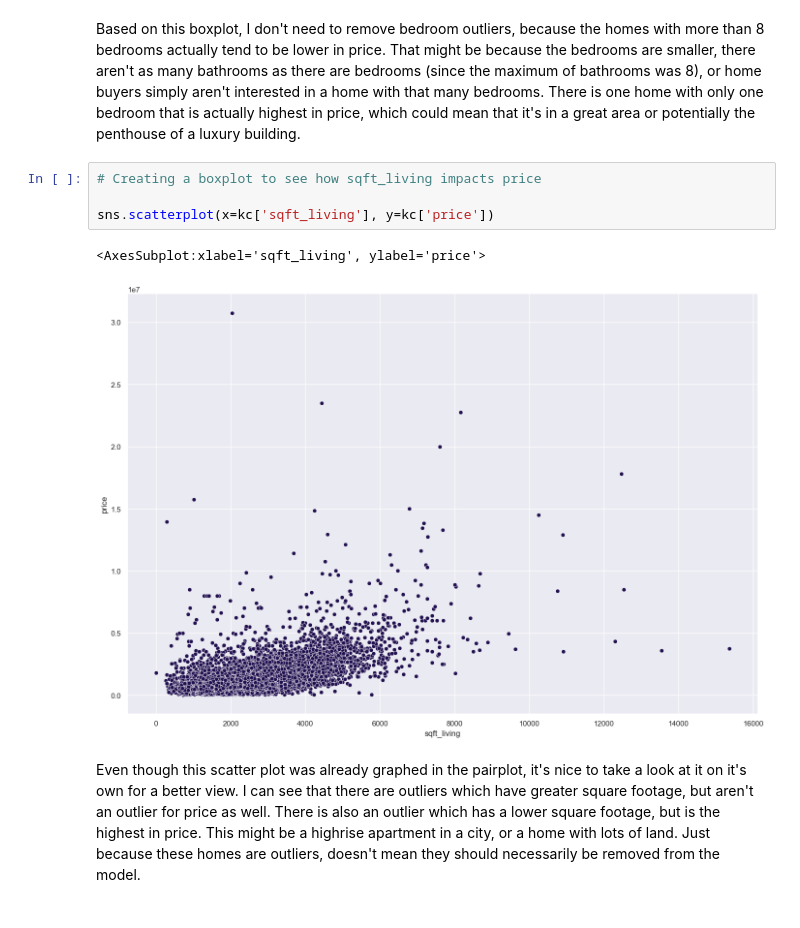
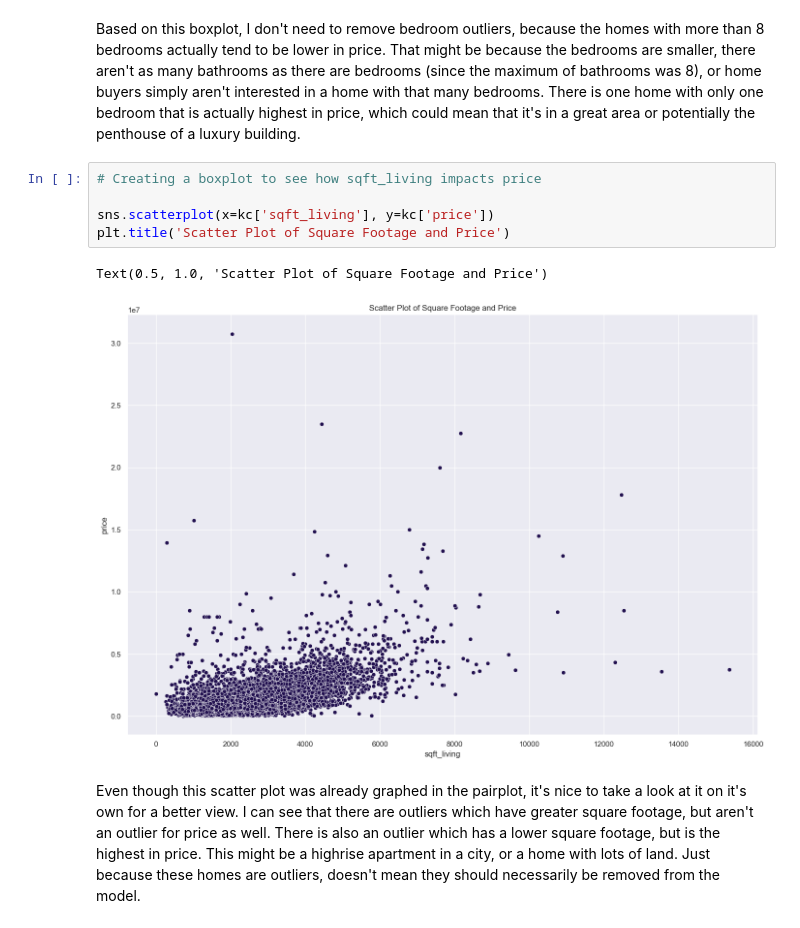
Before and after one commit to deannagould/kingcountyhousing, a Jupyter notebook: student.ipynb, the cells around one changed output. Cells and saved outputs as stored; diff of their text form.

```diff
--- a/student.ipynb
+++ b/student.ipynb
@@ -637,10 +636,11 @@ Based on this boxplot, I don't need to remove bedroom outliers, because the home
 # %%
 # Creating a boxplot to see how sqft_living impacts price
 
 sns.scatterplot(x=kc['sqft_living'], y=kc['price'])
+plt.title('Scatter Plot of Square Footage and Price')
 # %% [output]
-<AxesSubplot:xlabel='sqft_living', ylabel='price'>
+Text(0.5, 1.0, 'Scatter Plot of Square Footage and Price')
-[figure, old version]
+[figure, new version]
 # %% [markdown]
 Even though this scatter plot was already graphed in the pairplot, it's nice to take a look at it on it's own for a better view. I can see that there are outliers which have greater square footage, but aren't an outlier for price as well. There is also an outlier which has a lower square footage, but is the highest in price. This might be a highrise apartment in a city, or a home with lots of land. Just because these homes are outliers, doesn't mean they should necessarily be removed from the model.
 # %% [markdown]
```
Also changed, not shown: parts of 15 cells of this notebook, 7 other files.
